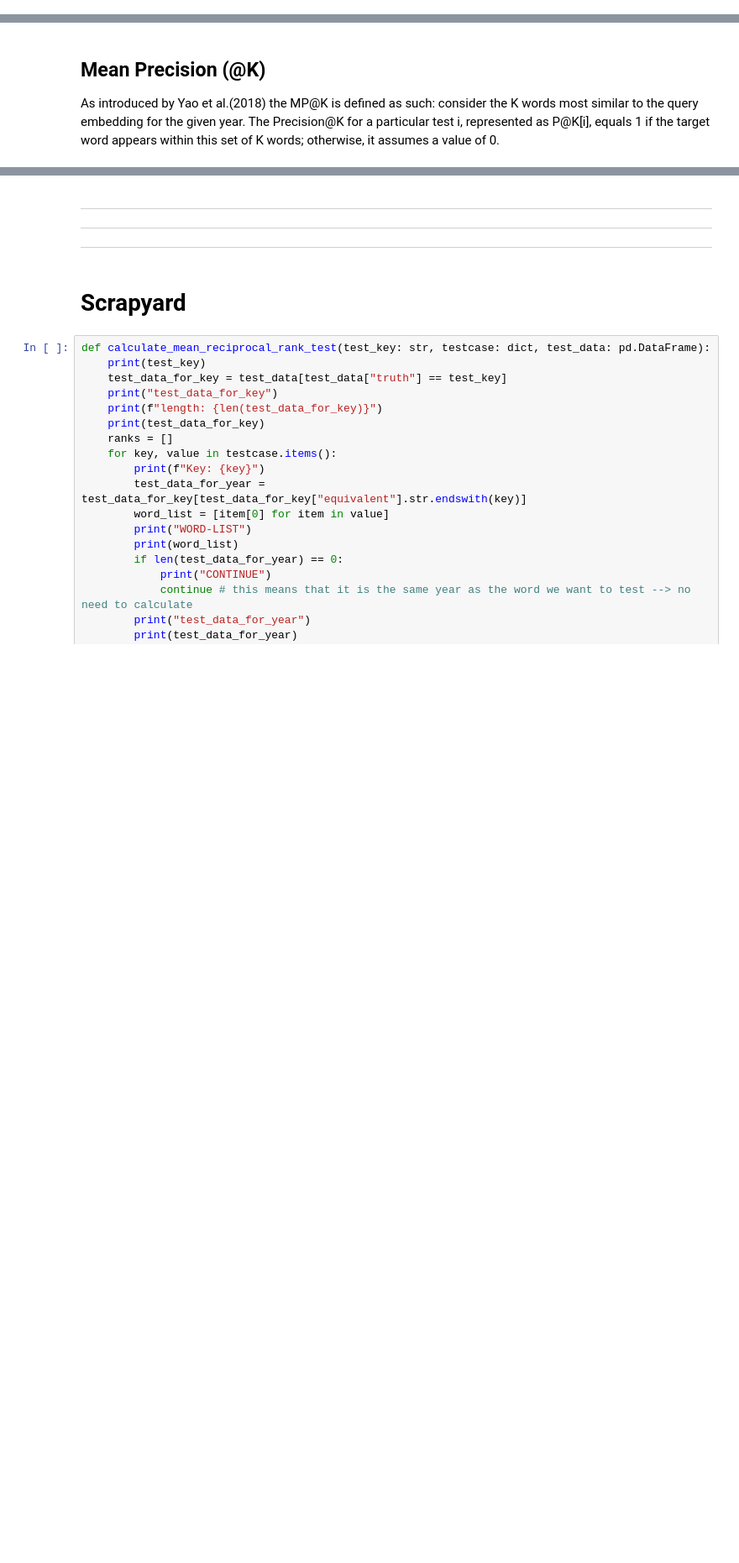
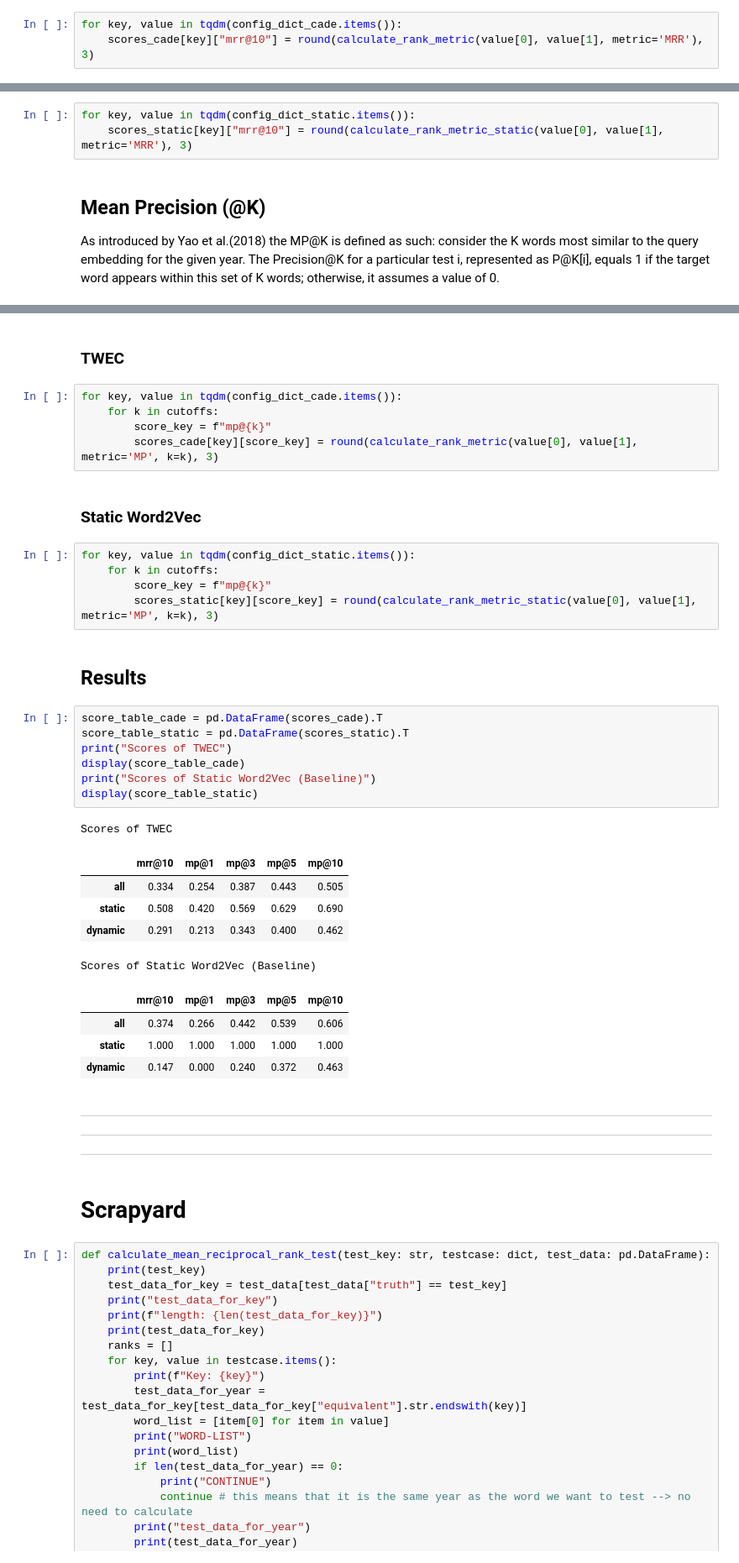
Before and after one commit to FlackoJodye1/temporal-word-embeddings, a Jupyter notebook: notebooks/reports/reproduce-twec-results.ipynb, the cells around one changed output, grey strips where cells are left out. Shown: that part at 84% size. Saved outputs shown, nothing was run; the diff lists cells and outputs as text; blank space fills up the shorter version.

Commit message:
Add Evaluation on all testsets for Static Word2Vec

```diff
--- a/notebooks/reports/reproduce-twec-results.ipynb
+++ b/notebooks/reports/reproduce-twec-results.ipynb
@@ -356,0 +415,3 @@ Dynamic: MRR of the Cade Model on Testset1: 0.291
+# %%
+for key, value in tqdm(config_dict_cade.items()):
+    scores_cade[key]["mrr@10"] = round(calculate_rank_metric(value[0], value[1], metric='MRR'), 3)
@@ -357,3 +420,6 @@ Dynamic: MRR of the Cade Model on Testset1: 0.291
+# %%
+for key, value in tqdm(config_dict_static.items()):
+    scores_static[key]["mrr@10"] = round(calculate_rank_metric_static(value[0], value[1], metric='MRR'), 3)
 # %% [markdown]
 ## Mean Precision (@K)
 
@@ -432,3 +427,37 @@ Scores of TWEC
+# %% [markdown]
+### TWEC
+# %%
+for key, value in tqdm(config_dict_cade.items()):
+    for k in cutoffs:
+        score_key = f"mp@{k}"
+        scores_cade[key][score_key] = round(calculate_rank_metric(value[0], value[1], metric='MP', k=k), 3)
+# %% [markdown]
+### Static Word2Vec
+# %%
+for key, value in tqdm(config_dict_static.items()):
+    for k in cutoffs:
+        score_key = f"mp@{k}"
+        scores_static[key][score_key] = round(calculate_rank_metric_static(value[0], value[1], metric='MP', k=k), 3)
+# %% [markdown]
+## Results
+# %%
+score_table_cade = pd.DataFrame(scores_cade).T
+score_table_static = pd.DataFrame(scores_static).T
+print("Scores of TWEC")
+display(score_table_cade)
+print("Scores of Static Word2Vec (Baseline)")
+display(score_table_static)
+# %% [output]
+Scores of TWEC
+|  | mrr@10 | mp@1 | mp@3 | mp@5 | mp@10 |
+| all | 0.334 | 0.254 | 0.387 | 0.443 | 0.505 |
+| static | 0.508 | 0.420 | 0.569 | 0.629 | 0.690 |
+| dynamic | 0.291 | 0.213 | 0.343 | 0.400 | 0.462 |
+Scores of Static Word2Vec (Baseline)
+|  | mrr@10 | mp@1 | mp@3 | mp@5 | mp@10 |
+| all | 0.374 | 0.266 | 0.442 | 0.539 | 0.606 |
+| static | 1.000 | 1.000 | 1.000 | 1.000 | 1.000 |
+| dynamic | 0.147 | 0.000 | 0.240 | 0.372 | 0.463 |
 # %% [markdown]
 ----------------------------------------------------------------------------------------------------------------
 ----------------------------------------------------------------------------------------------------------------
```
Also changed, not shown: parts of 32 cells of this notebook.
